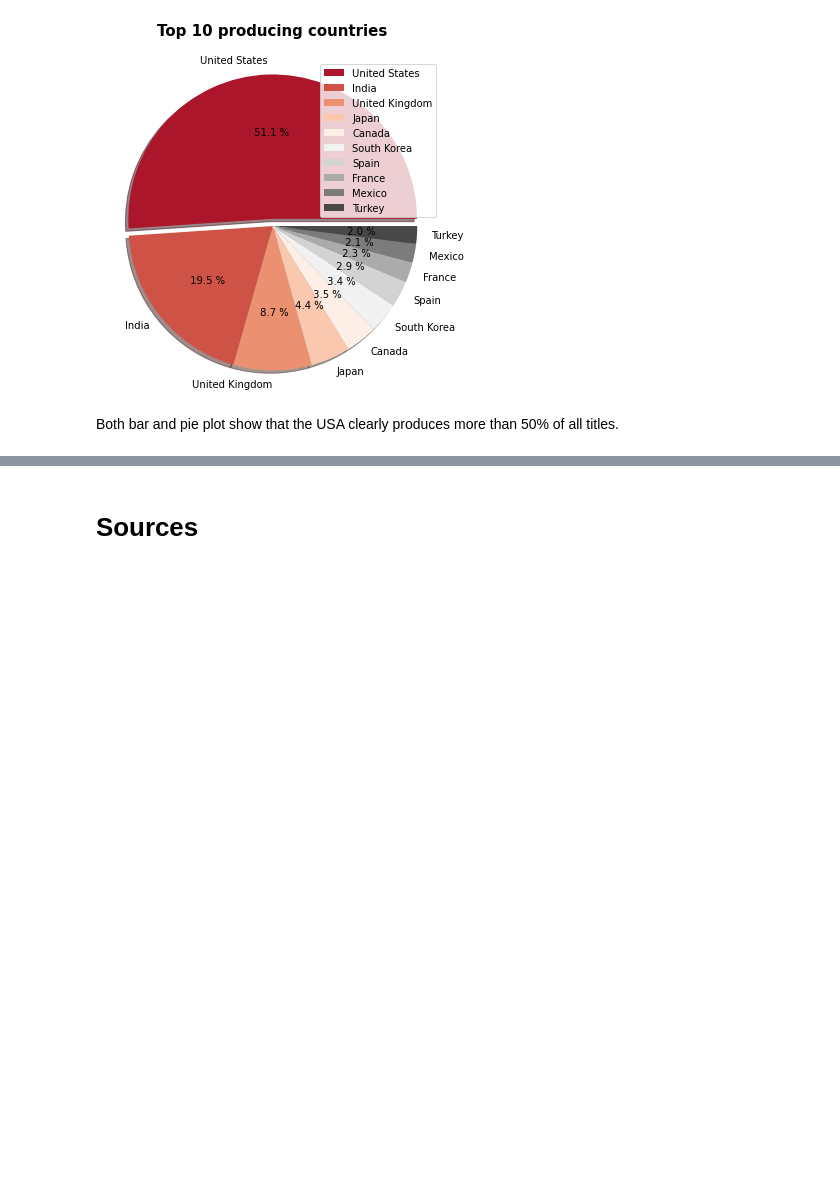
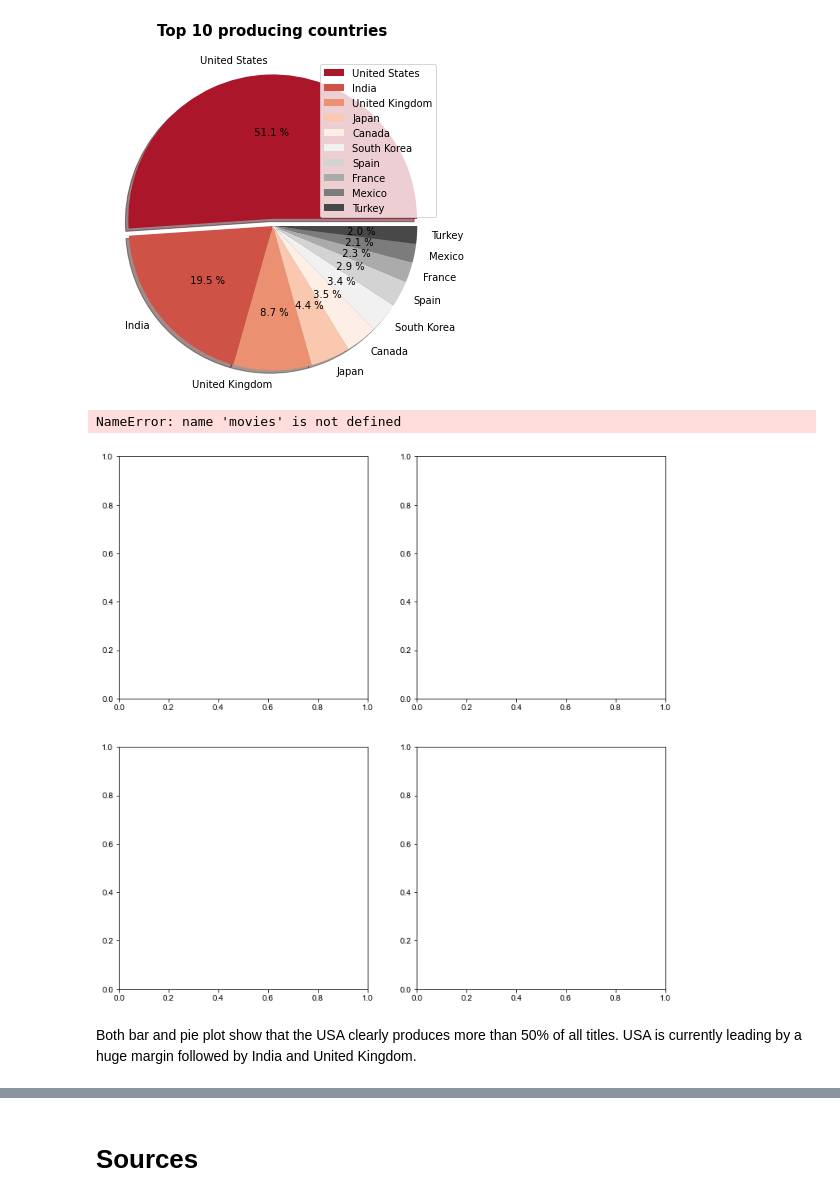
Before and after one commit to ta-data-mexpt/project-dataviz, a Jupyter notebook: Data Visualization Jupyter Notebook.ipynb, the cells around one changed output, grey strips where cells are left out. Cells and saved outputs as stored; diff of their text form; code cells hidden in the pictures; blank space fills up the shorter version.

```diff
--- a/Data Visualization Jupyter Notebook.ipynb
+++ b/Data Visualization Jupyter Notebook.ipynb
@@ -250,5 +251,15 @@ ax2.set_title('Top 10 producing countries\n', fontsize=15, fontweight='bold')
 plt.legend(labels, loc=0);
 # %% [output]
 [figure]
+# %%
+f, axes = plt.subplots(2, 2, figsize=(12, 12), sharex=False)
+
+sns.set(style="whitegrid", palette="muted", color_codes=True)
+
+sns.lineplot(data=movies, color="b", ax=axes[0, 0], label="Movies / year")
+sns.lineplot(data=tv_shows, color="c", ax=axes[0, 0], label="TV Shows / year")
+# %% [output]
+NameError: name 'movies' is not defined
+[figure, added]
 # %% [markdown]
-Both bar and pie plot show that the USA clearly produces more than 50% of all titles.
+Both bar and pie plot show that the USA clearly produces more than 50% of all titles. USA is currently leading by a huge margin followed by India and United Kingdom.
```
Also changed, not shown: parts of 10 cells of this notebook.
